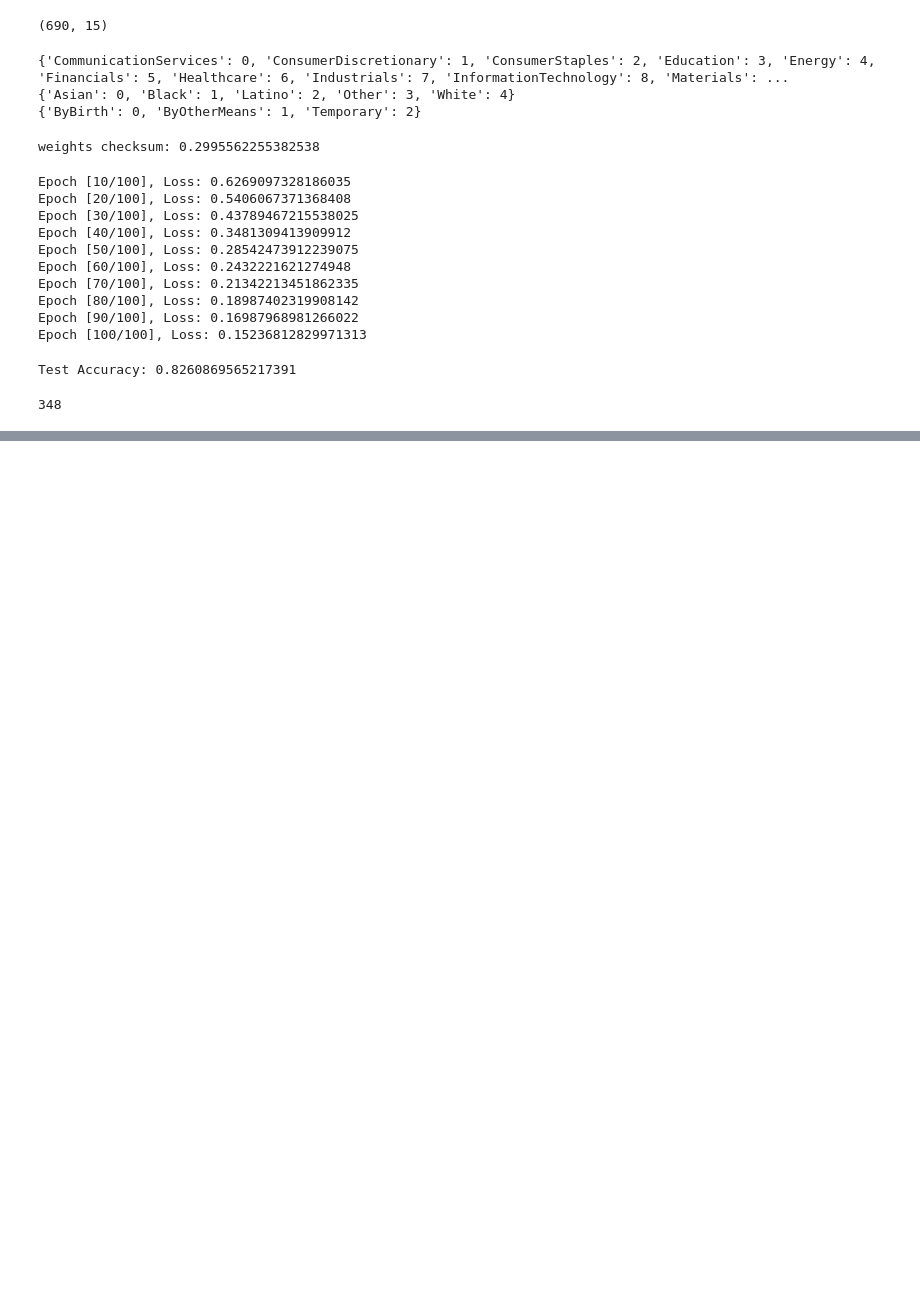
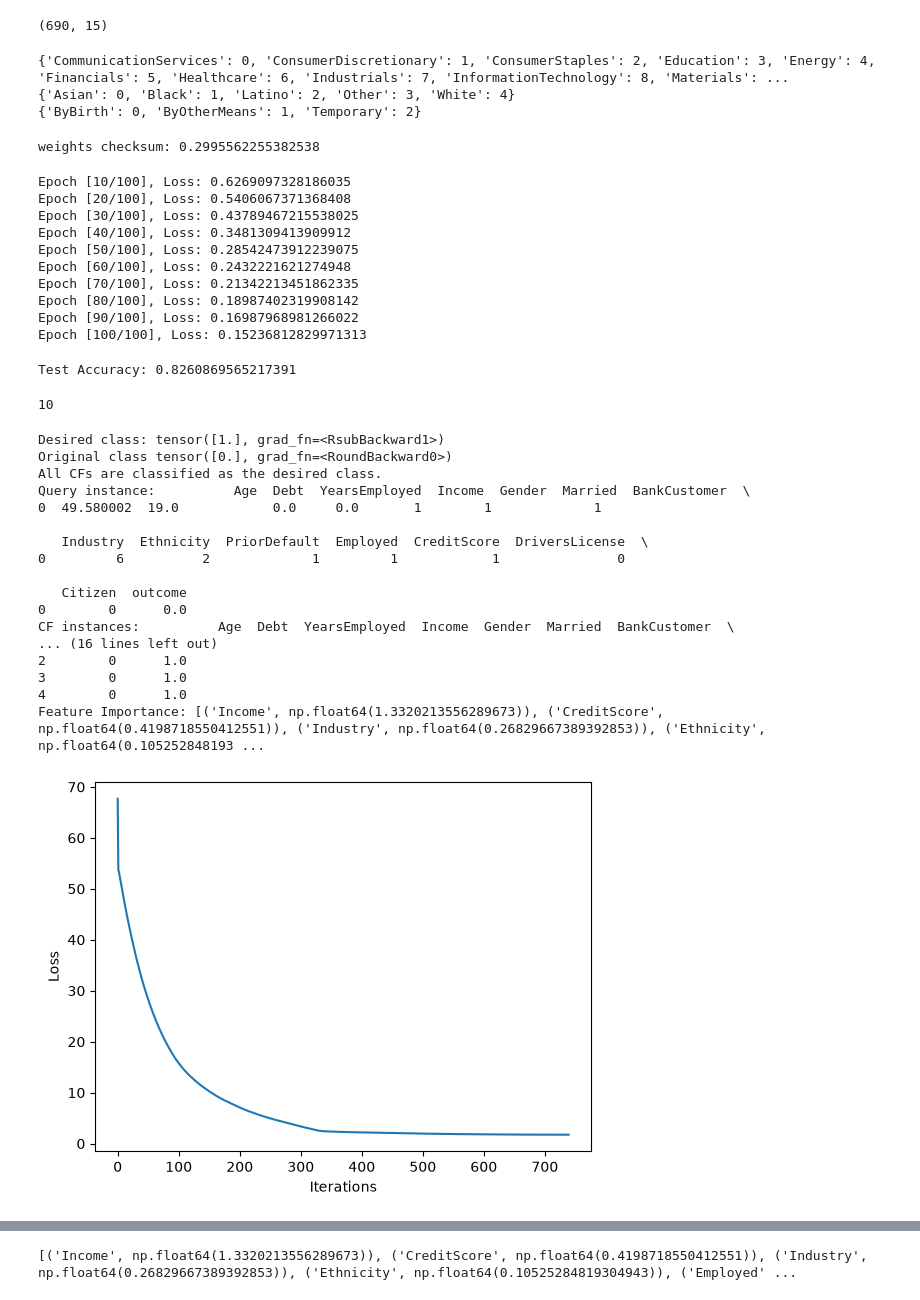
Before and after one commit to VIKAS34688/gradcfa-reproduction, a Jupyter notebook: binary_notebook.ipynb, the cells around one changed output, grey strips where cells are left out. Drawn from its saved outputs; the diff is of its cells as text; code cells hidden in the pictures; blank space fills up the shorter version.

```diff
--- a/binary_notebook.ipynb
+++ b/binary_notebook.ipynb
@@ -117,8 +117,43 @@ d = DataInterface(dataframe=df, target='Approved', continuous_features=['Age', '
 m = ModelInterface(model_path='pytorch_model.pth', input_size = input_size)
 # %%
 df = df[df['Approved']==0]
-query_index = np.random.choice(len(df))
+query_index = 10
 query_instance = df.iloc[query_index].drop('Approved').to_list()
+query_list = list(query_instance)   # the original list; later cells never overwrite it
 print(query_index)
 # %% [output]
-348
+10
+# %%
+# GradCFA (DiPACE_FA), Config A: the paper's Credit Approval hyperparameters
+from cf.GradCFA import DiPACE_FA
+
+torch.manual_seed(SEED); np.random.seed(SEED)
+exp_fa = DiPACE_FA(d, m)
+cf_a = exp_fa.generate_counterfactuals(
+    query_list, total_CFs=5,
+    proximity_weight=0.5, sparsity_weight=0.5, plausibility_weight=0.5, diversity_weight=0.5,
+    penalty_scale=0.1, perturb_scale=0.5,
+    proximity_threshold=0.2, sparsity_threshold=0.2,
+    plausibility_threshold=0.4, diversity_threshold=0.9,
+    high_loss_threshold=0.5, loss_converge_maxiter=2)
+ranking_a = exp_fa.importance_ranking
+print(ranking_a)
+# %% [output]
+Desired class: tensor([1.], grad_fn=<RsubBackward1>)
+Original class tensor([0.], grad_fn=<RoundBackward0>)
+All CFs are classified as the desired class.
+Query instance:          Age  Debt  YearsEmployed  Income  Gender  Married  BankCustomer  \
+0  49.580002  19.0            0.0     0.0       1        1             1
+
+   Industry  Ethnicity  PriorDefault  Employed  CreditScore  DriversLicense  \
+0         6          2             1         1            1               0
+
+   Citizen  outcome
+0        0      0.0
+CF instances:          Age  Debt  YearsEmployed  Income  Gender  Married  BankCustomer  \
+... (16 lines left out)
+2        0      1.0
+3        0      1.0
+4        0      1.0
+Feature Importance: [('Income', np.float64(1.3320213556289673)), ('CreditScore', np.float64(0.4198718550412551)), ('Industry', np.float64(0.26829667389392853)), ('Ethnicity', np.float64(0.105252848193 ...
+[figure, added]
@@ -124,0 +166 @@ print(query_index)
+[('Income', np.float64(1.3320213556289673)), ('CreditScore', np.float64(0.4198718550412551)), ('Industry', np.float64(0.26829667389392853)), ('Ethnicity', np.float64(0.10525284819304943)), ('Employed' ...
```
Also changed, not shown: parts of 6 cells of this notebook, 2 other files.
